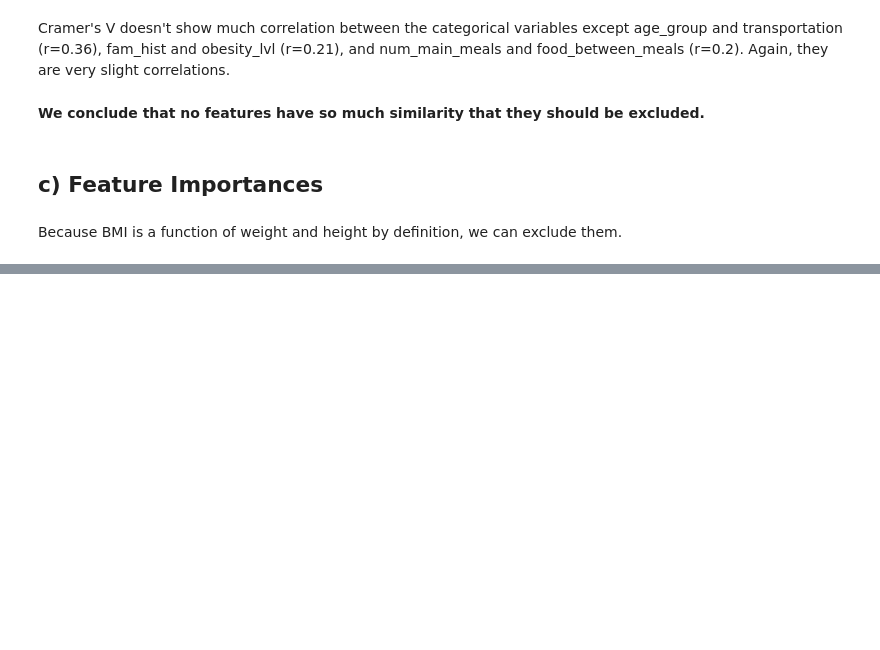
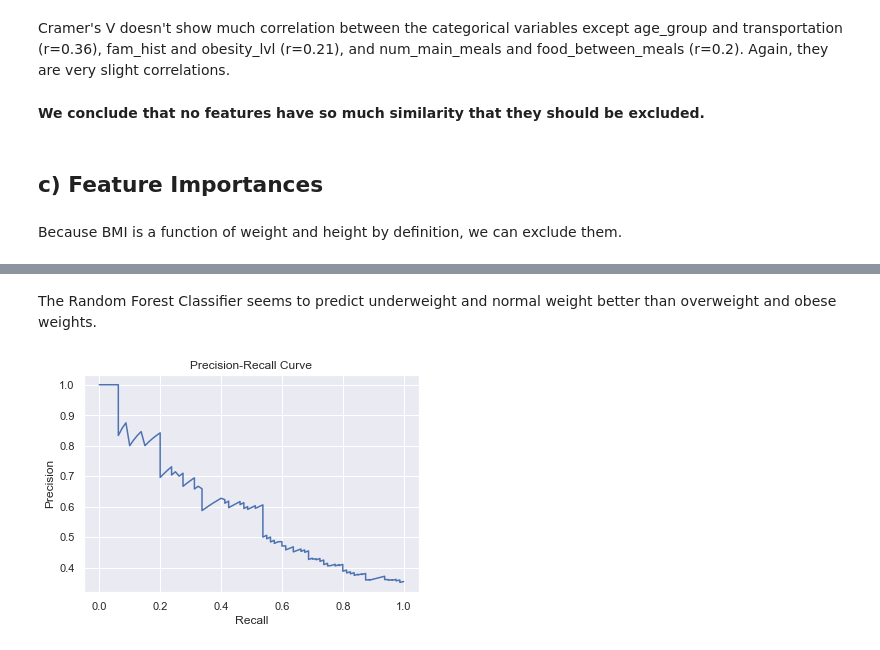
Before and after one commit to eliepark/Obesity-Prediction, a Jupyter notebook: Obesity.ipynb, the cells around one changed output, grey strips where cells are left out. Cells and saved outputs as stored; diff of their text form; code cells hidden in the pictures; blank space fills up the shorter version.

```diff
--- a/Obesity.ipynb
+++ b/Obesity.ipynb
@@ -879,0 +902,5 @@ The age group seems to have the biggest influence on obesity regardless of the t
+# %%
+print(dict_obesity)
+binary_obesity={0.0: 0., 1.0: 0., 2.0: 1., 3.0: 1.}
+df['binary_obesity']=df['new_obesity_lvl'].map(binary_obesity)
+df['binary_obesity'].value_counts()
@@ -879,0 +1033,8 @@ The age group seems to have the biggest influence on obesity regardless of the t
+# %%
+cols=['age_group', 'veg', 'num_main_meals', 'daily_water', 'physical_activity', 'time_using_tech_devices', 'food_between_meals', 'alcohol', 'Gender', 'fam_hist', 'high_cal_foods', 'cal_consumption_monitoring', 'nicotine', 'transportation']
+X=df[cols]
+y=df[['binary_obesity']].values.ravel()
+X_train, X_test, y_train, y_test = train_test_split(X, y, test_size=0.5, random_state=16)
+scaler=MinMaxScaler().fit(X_train)
+X_train_scaled=scaler.transform(X_train)
+X_test_scaled=scaler.transform(X_test)
@@ -879,0 +1090,4 @@ The age group seems to have the biggest influence on obesity regardless of the t
+# %%
+cols=['age_group', 'fam_hist', 'physical_activity', 'daily_water', 'food_between_meals', 'veg', 'Gender', 'high_cal_foods']
+X=df[cols]
+print(cols)
@@ -879,0 +1098,12 @@ The age group seems to have the biggest influence on obesity regardless of the t
+# %%
+clf=RandomForestClassifier(random_state=16, criterion='entropy', max_depth=3, max_features='log2', n_estimators=50)
+
+X_train, X_test, y_train, y_test = train_test_split(X, y, test_size=0.5, random_state=16)
+scaler=MinMaxScaler().fit(X_train)
+X_train_scaled=scaler.transform(X_train)
+X_test_scaled=scaler.transform(X_test)
+
+clf.fit(X_train_scaled, y_train)
+y_pred=clf.predict(X_test_scaled)
+print(confusion_matrix(y_test, y_pred))
+print(classification_report(y_test, y_pred))
@@ -879,0 +1121,12 @@ The age group seems to have the biggest influence on obesity regardless of the t
+# %% [markdown]
+The Random Forest Classifier seems to predict underweight and normal weight better than overweight and obese weights.
+# %%
+precision, recall, threshold = precision_recall_curve(y_test, y_pred_prob)
+fig, ax=plt.subplots()
+ax.plot(recall, precision)
+ax.set_xlabel('Recall')
+ax.set_ylabel('Precision')
+ax.set_title('Precision-Recall Curve')
+plt.show()
+# %% [output]
+[figure, added]
```
Also changed, not shown: parts of 53 cells of this notebook.
